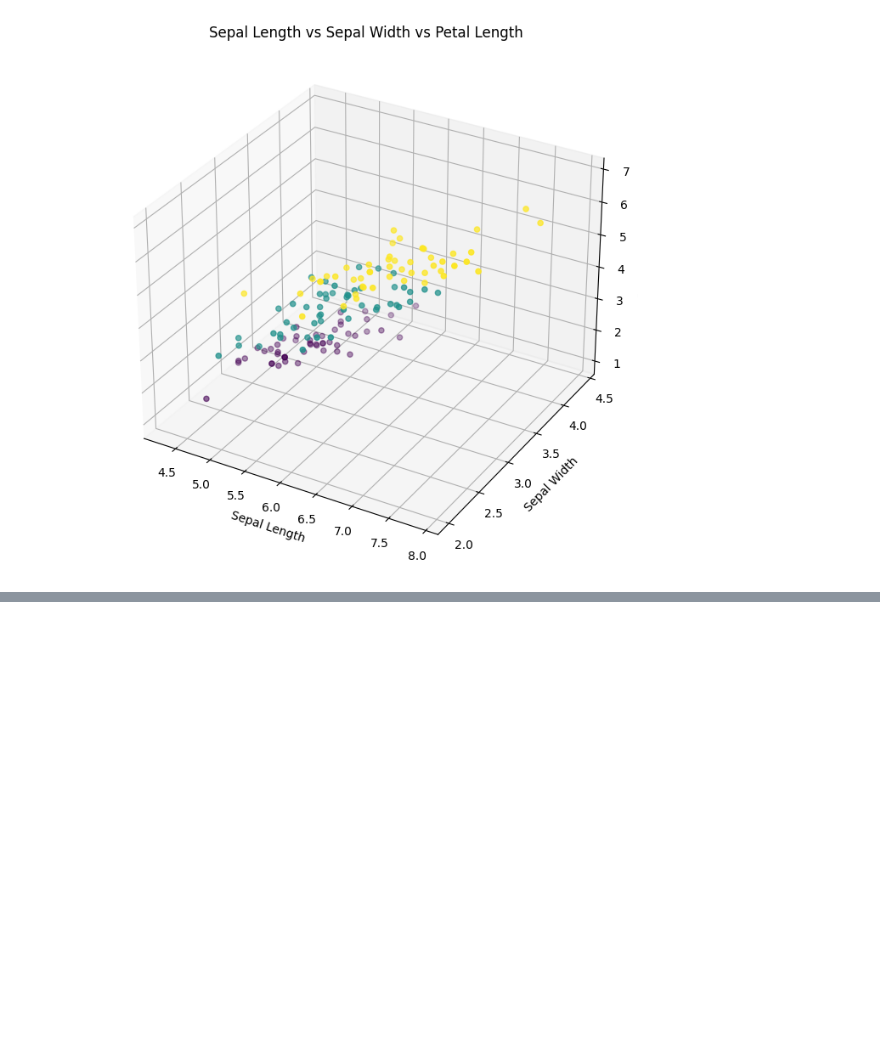
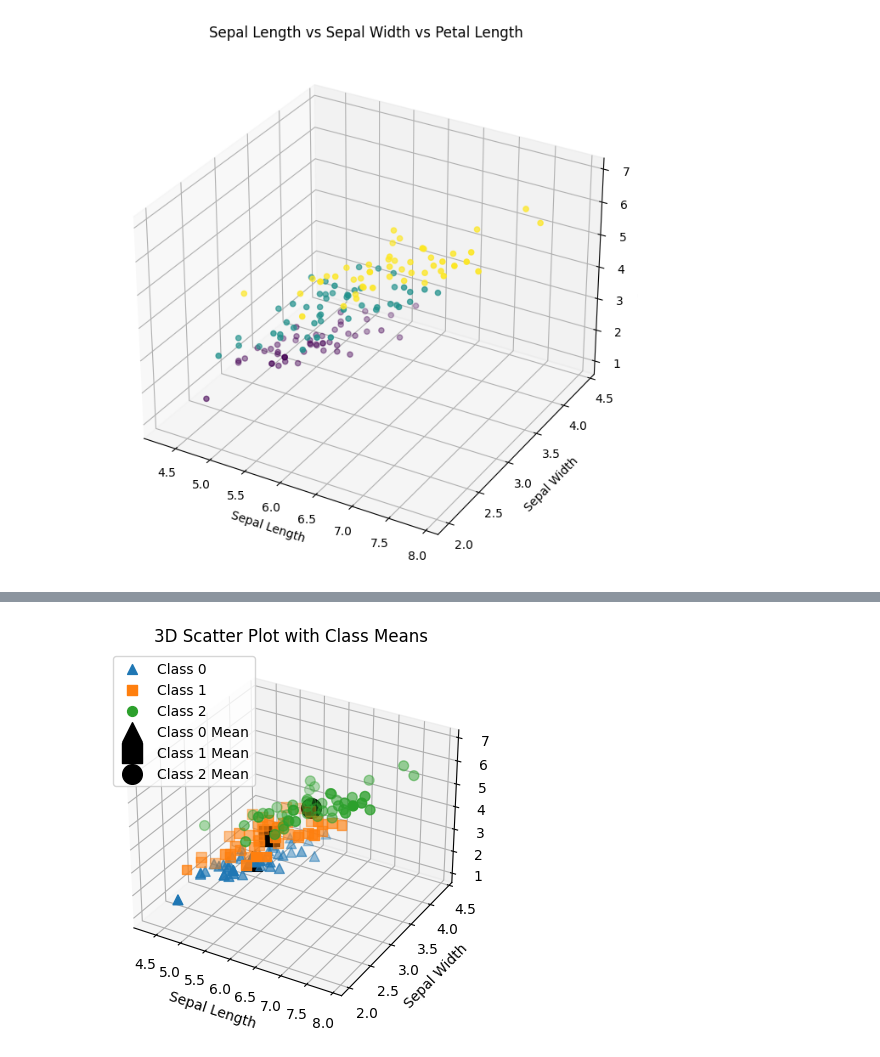
Before and after one commit to SyedT1/Data-Mining-CSC417, a Jupyter notebook: Week 2/Assignment_2.ipynb, the cells around one changed output, grey strips where cells are left out. Cells and saved outputs as stored; diff of their text form; code cells hidden in the pictures; blank space fills up the shorter version.

```diff
--- a/Week 2/Assignment_2.ipynb
+++ b/Week 2/Assignment_2.ipynb
@@ -141,0 +195,24 @@ plt.show()
+# %%
+#3. Calculate the mean data point (3D) for each class and show them with similar shape with the larger size.
+class0_mean = np.mean(class0_data, axis=0)
+class1_mean = np.mean(class1_data, axis=0)
+class2_mean = np.mean(class2_data, axis=0)
+fig = plt.figure()
+ax = fig.add_subplot(111, projection='3d')
+ax.scatter(class0_data[:, 0], class0_data[:, 1], class0_data[:, 2], marker='^', label='Class 0', s=50)
+ax.scatter(class1_data[:, 0], class1_data[:, 1], class1_data[:, 2], marker='s', label='Class 1', s=50)
+ax.scatter(class2_data[:, 0], class2_data[:, 1], class2_data[:, 2], marker='o', label='Class 2', s=50)
+
+ax.scatter(class0_mean[0], class0_mean[1], class0_mean[2], marker='^', color='black', s=200, label='Class 0 Mean')
+ax.scatter(class1_mean[0], class1_mean[1], class1_mean[2], marker='s', color='black', s=200, label='Class 1 Mean')
+ax.scatter(class2_mean[0], class2_mean[1], class2_mean[2], marker='o', color='black', s=200, label='Class 2 Mean')
+
+ax.set_xlabel('Sepal Length')
+ax.set_ylabel('Sepal Width')
+ax.set_zlabel('Petal Length')
+ax.set_title('3D Scatter Plot with Class Means')
+ax.legend()
+
+plt.show()
+# %% [output]
+[figure, added]
```
Also changed, not shown: parts of 12 cells of this notebook.
